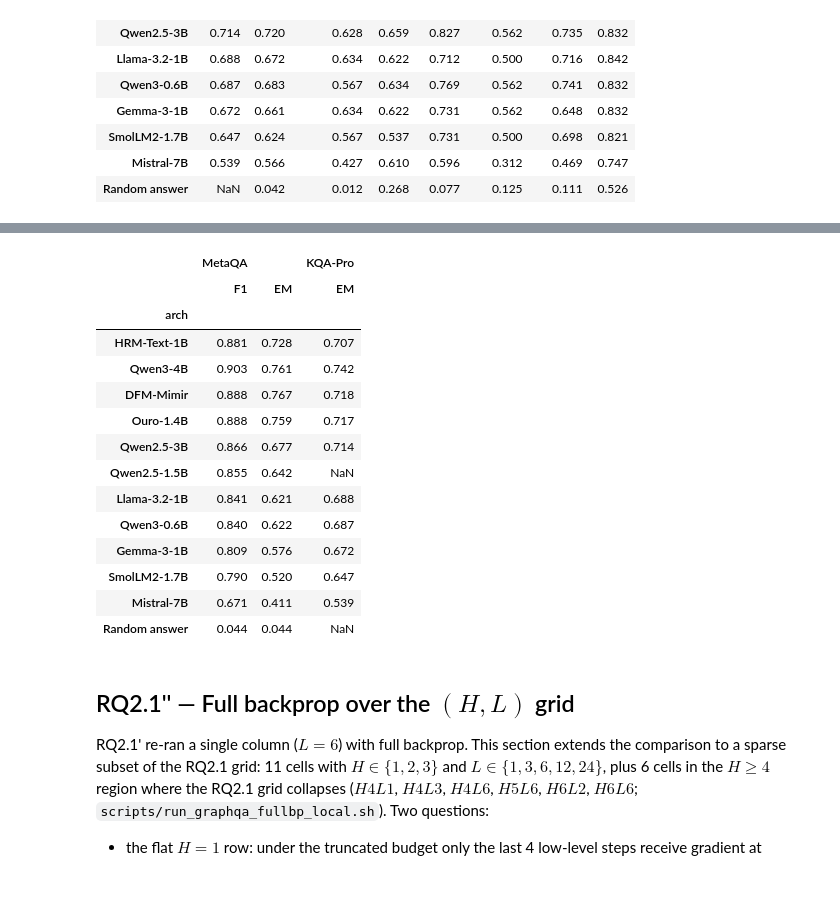
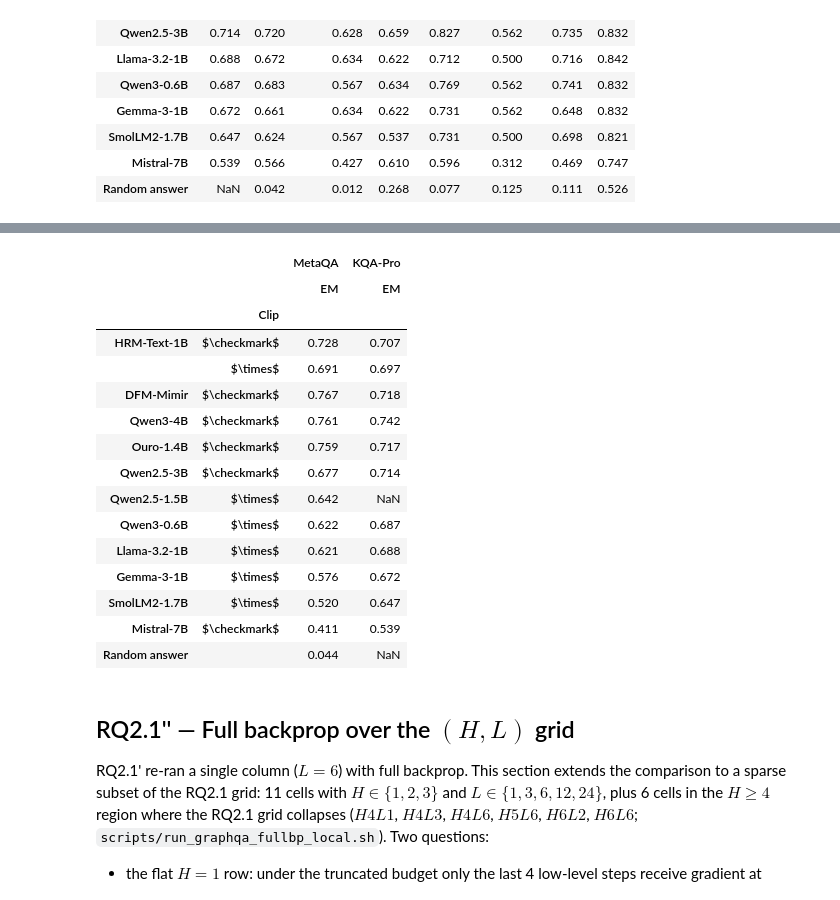
Before and after one commit to MariusAAROS/HRM-Text-for-Graphs, a Jupyter notebook: report/paper_results.ipynb, the cells around one changed output, grey strips where cells are left out. Cells and saved outputs as stored; diff of their text form; code cells hidden in the pictures.

Commit message:
new table RQ3

```diff
--- a/report/paper_results.ipynb
+++ b/report/paper_results.ipynb
@@ -1511,16 +1528,18 @@ plot_kqapro_types()
 # %% [output]
 [figure]
 # %%
-# Shared LaTeX emitter for the two RQ3 tables: HRM-Text is always the first body row, and
-# a trailing random-answer row (if present) is set off by its own rule.
+# Shared LaTeX emitter for the RQ3 tables: HRM-Text rows come first with the label in bold,
+# and a trailing random-answer row (if present) is set off by its own rule. A MultiIndex
+# index (the summary's (model, Clip)) is printed as plain columns, one label per row.
 def kgqa_table_latex(tbl, caption, label, column_format, wide=False, rule_before=None):
     tbl = bold_best(tbl, "{:.3f}".format, 3, skip_rows=[RANDOM_LABEL])
-    lines = tbl.rename_axis(None).to_latex(
-        column_format=column_format,
+    multi = isinstance(tbl.index, pd.MultiIndex)
+    lines = (tbl.reset_index() if multi else tbl.rename_axis(None)).to_latex(
+        column_format=column_format, index=not multi,
         escape=False, multicolumn=True, multicolumn_format="c",
     ).splitlines()
-    head = lines.index(r"\midrule")
-    lines[head + 1] = lines[head + 1].replace(HRM_ARCH, rf"\textbf{{{HRM_ARCH}}}", 1)
+    lines = [rf"\textbf{{{HRM_ARCH}}}" + ln[len(HRM_ARCH):] if ln.startswith(HRM_ARCH) else ln
+             for ln in lines]
     if rule_before is not None:
         at = next(i for i, ln in enumerate(lines) if ln.startswith(rule_before))
         lines.insert(at, r"\midrule")
@@ -1639,24 +1658,37 @@ Qwen3-4B & \textbf{0.742} & 0.725 & \textbf{0.659} & 0.659 & 0.827 & \textbf{0.6
 | Mistral-7B | 0.539 | 0.566 | 0.427 | 0.610 | 0.596 | 0.312 | 0.469 | 0.747 |
 | Random answer | NaN | 0.042 | 0.012 | 0.268 | 0.077 | 0.125 | 0.111 | 0.526 |
 # %%
-# Single-column RQ3 headline table: one score per benchmark, no per-hop / per-question-type
-# breakdown (the two tables above go to the appendix). MetaQA is averaged over its four
-# context variants; KQA-Pro has no Qwen2.5-1.5B run, hence `--`.
+# Single-column RQ3 headline table: exact match per benchmark, one row per (model, clipping),
+# no per-hop / per-question-type breakdown (the two tables above go to the appendix). MetaQA
+# is averaged over its four context variants (`--` unless all four exist); KQA-Pro has no
+# Qwen2.5-1.5B run. HRM-Text-1B first; the other models ranked by their best MetaQA EM,
+# a model's clipped row before its unclipped one.
+CLIP_MARK = {True: r"$\checkmark$", False: r"$\times$"}
 rq3_summary = pd.DataFrame({
-    ("MetaQA", "F1"): metaqa_f1.mean(axis=1),
-    ("MetaQA", "EM"): metaqa_em.mean(axis=1),
-    ("KQA-Pro", "EM"): kqapro["val/exact_match"],
-}).reindex(METAQA_ORDER)
-rq3_summary.loc[RANDOM_LABEL] = [metaqa_random.mean(), metaqa_random.mean(), np.nan]
+    ("MetaQA", "EM"): metaqa_all.pivot(index=["arch", "clipped"], columns="variant",
+                                       values="val/exact_match")[VARIANT_ORDER].mean(axis=1, skipna=False),
+    ("KQA-Pro", "EM"): kqapro_all.set_index(["arch", "clipped"])["val/exact_match"],
+})
+best_em = rq3_summary[("MetaQA", "EM")].groupby(level="arch").max()
+rq3_order = [HRM_ARCH] + list(best_em.drop(index=HRM_ARCH).sort_values(ascending=False).index)
+rq3_summary = rq3_summary.reindex(
+    [(a, c) for a in rq3_order for c in (True, False) if (a, c) in rq3_summary.index]
+)
+rq3_summary.index = pd.MultiIndex.from_tuples(
+    [(a, CLIP_MARK[c]) for a, c in rq3_summary.index], names=["", "Clip"]
+)
+rq3_summary.loc[(RANDOM_LABEL, ""), :] = [metaqa_random.mean(), np.nan]
 
 print(kgqa_table_latex(
     rq3_summary,
-    "Knowledge-graph QA summary. \\textbf{MetaQA}: answer-set F1 and exact match (EM), "
-    "averaged over the four context variants (Gold-1/5/10, Retrieved-1). "
-    "\\textbf{KQA-Pro}: overall exact match. Per-variant, per-hop and per-question-type "
-    "results are in the appendix. Best model per column in bold.",
+    "Knowledge-graph QA summary, exact match (EM). \\textbf{MetaQA}: averaged over the four "
+    "context variants (Gold-1/5/10, Retrieved-1). \\textbf{KQA-Pro}: overall. "
+    "\\textbf{Clip}: fine-tuned with gradient-norm clipping at 1.0 ($\\checkmark$) or without "
+    "($\\times$); HRM-Text-1B and DFM-Mimir are reported both ways. Per-variant, per-hop and "
+    "per-question-type results (clipped run where both exist) are in the appendix. "
+    "Best model per column in bold.",
     "tab:kgqa_summary",
-    column_format="l|cc|c",
+    column_format="lc|c|c",
     rule_before=RANDOM_LABEL,
 ))
 
@@ -1679,21 +1711,22 @@ Random answer & 0.044 & 0.044 & -- \\
 \bottomrule
 \end{tabular}
 \end{table}
-|  | MetaQA |  | KQA-Pro |
-|  | F1 | EM | EM |
-| arch |  |  |  |
-| HRM-Text-1B | 0.881 | 0.728 | 0.707 |
-| Qwen3-4B | 0.903 | 0.761 | 0.742 |
-| DFM-Mimir | 0.888 | 0.767 | 0.718 |
-| Ouro-1.4B | 0.888 | 0.759 | 0.717 |
-| Qwen2.5-3B | 0.866 | 0.677 | 0.714 |
-| Qwen2.5-1.5B | 0.855 | 0.642 | NaN |
-| Llama-3.2-1B | 0.841 | 0.621 | 0.688 |
-| Qwen3-0.6B | 0.840 | 0.622 | 0.687 |
-| Gemma-3-1B | 0.809 | 0.576 | 0.672 |
-| SmolLM2-1.7B | 0.790 | 0.520 | 0.647 |
-| Mistral-7B | 0.671 | 0.411 | 0.539 |
-| Random answer | 0.044 | 0.044 | NaN |
+|  |  | MetaQA | KQA-Pro |
+|  |  | EM | EM |
+|  | Clip |  |  |
+| HRM-Text-1B | $\checkmark$ | 0.728 | 0.707 |
+|  | $\times$ | 0.691 | 0.697 |
+| DFM-Mimir | $\checkmark$ | 0.767 | 0.718 |
+| Qwen3-4B | $\checkmark$ | 0.761 | 0.742 |
+| Ouro-1.4B | $\checkmark$ | 0.759 | 0.717 |
+| Qwen2.5-3B | $\checkmark$ | 0.677 | 0.714 |
+| Qwen2.5-1.5B | $\times$ | 0.642 | NaN |
+| Qwen3-0.6B | $\times$ | 0.622 | 0.687 |
+| Llama-3.2-1B | $\times$ | 0.621 | 0.688 |
+| Gemma-3-1B | $\times$ | 0.576 | 0.672 |
+| SmolLM2-1.7B | $\times$ | 0.520 | 0.647 |
+| Mistral-7B | $\checkmark$ | 0.411 | 0.539 |
+| Random answer |  | 0.044 | NaN |
 # %% [markdown]
 ## RQ2.1'' — Full backprop over the $(H, L)$ grid
 
```
Also changed, not shown: parts of 3 cells of this notebook, 22 other files.
